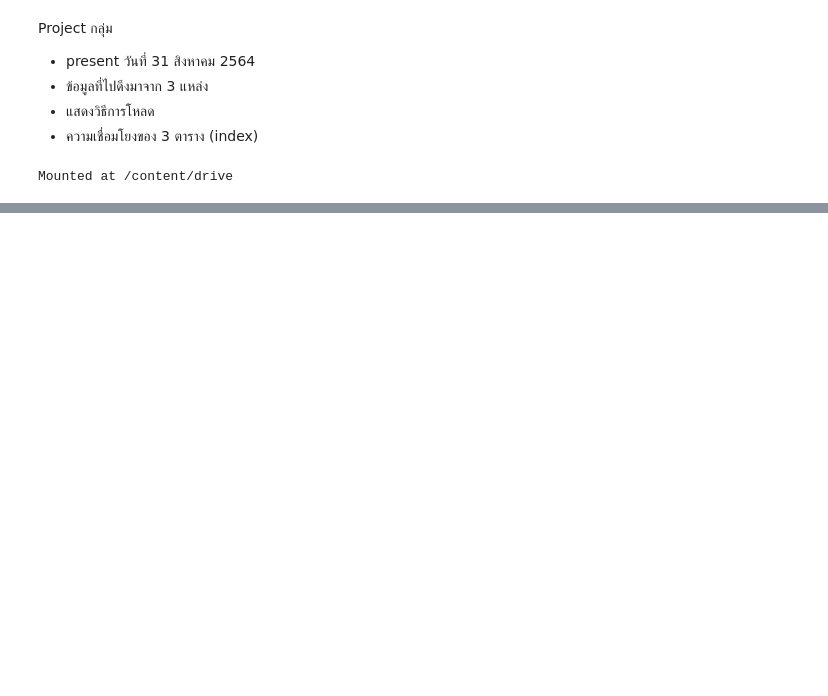
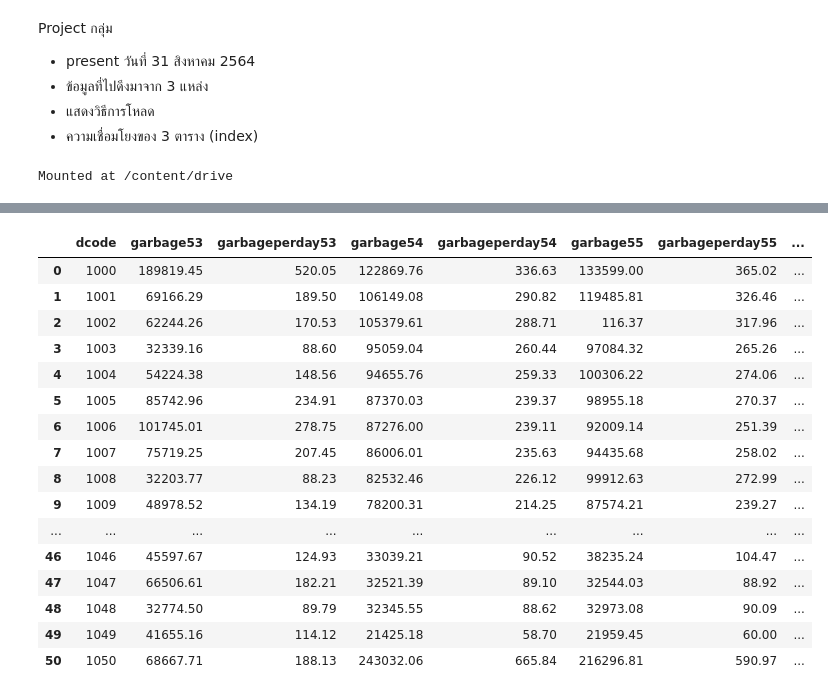
Before and after one commit to Octa-p/DWDM21, a Jupyter notebook: Project_SUKUNA.ipynb, the cells around one changed output, grey strips where cells are left out. Drawn from its saved outputs; the diff is of its cells as text; code cells hidden in the pictures; blank space fills up the shorter version.

```diff
--- a/Project_SUKUNA.ipynb
+++ b/Project_SUKUNA.ipynb
@@ -75,0 +44,20 @@ FixedPhone
+# %%
+garbage
+# %% [output]
+|  | dcode | garbage53 | garbageperday53 | garbage54 | garbageperday54 | garbage55 | garbageperday55 | ... |
+| 0 | 1000 | 189819.45 | 520.05 | 122869.76 | 336.63 | 133599.00 | 365.02 | ... |
+| 1 | 1001 | 69166.29 | 189.50 | 106149.08 | 290.82 | 119485.81 | 326.46 | ... |
+| 2 | 1002 | 62244.26 | 170.53 | 105379.61 | 288.71 | 116.37 | 317.96 | ... |
+| 3 | 1003 | 32339.16 | 88.60 | 95059.04 | 260.44 | 97084.32 | 265.26 | ... |
+| 4 | 1004 | 54224.38 | 148.56 | 94655.76 | 259.33 | 100306.22 | 274.06 | ... |
+| 5 | 1005 | 85742.96 | 234.91 | 87370.03 | 239.37 | 98955.18 | 270.37 | ... |
+| 6 | 1006 | 101745.01 | 278.75 | 87276.00 | 239.11 | 92009.14 | 251.39 | ... |
+| 7 | 1007 | 75719.25 | 207.45 | 86006.01 | 235.63 | 94435.68 | 258.02 | ... |
+| 8 | 1008 | 32203.77 | 88.23 | 82532.46 | 226.12 | 99912.63 | 272.99 | ... |
+| 9 | 1009 | 48978.52 | 134.19 | 78200.31 | 214.25 | 87574.21 | 239.27 | ... |
+| ... | ... | ... | ... | ... | ... | ... | ... | ... |
+| 46 | 1046 | 45597.67 | 124.93 | 33039.21 | 90.52 | 38235.24 | 104.47 | ... |
+| 47 | 1047 | 66506.61 | 182.21 | 32521.39 | 89.10 | 32544.03 | 88.92 | ... |
+| 48 | 1048 | 32774.50 | 89.79 | 32345.55 | 88.62 | 32973.08 | 90.09 | ... |
+| 49 | 1049 | 41655.16 | 114.12 | 21425.18 | 58.70 | 21959.45 | 60.00 | ... |
+| 50 | 1050 | 68667.71 | 188.13 | 243032.06 | 665.84 | 216296.81 | 590.97 | ... |
```
Also changed, not shown: parts of 11 cells of this notebook.
